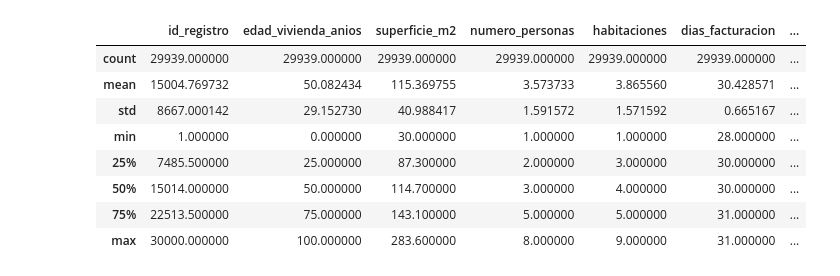
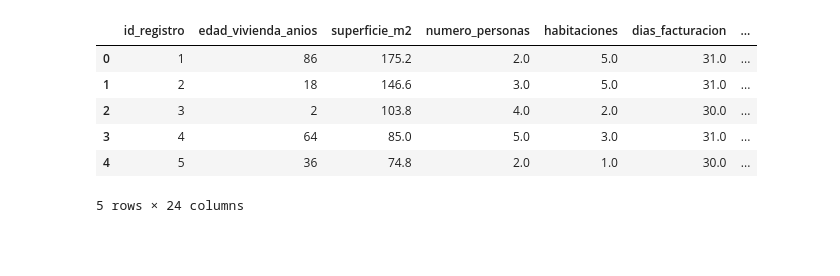
Before and after one commit to Fernando1calram/CE, a Jupyter notebook: Sistemas de Aprendizaje Automático/Práctica primer trimestre/fernando_practica_primer_trimestre.ipynb, the cells around one changed output. Cells and saved outputs as stored; diff of their text form; code cells hidden in the pictures; blank space fills up the shorter version.

```diff
--- a/Sistemas de Aprendizaje Automático/Práctica primer trimestre/fernando_practica_primer_trimestre.ipynb
+++ b/Sistemas de Aprendizaje Automático/Práctica primer trimestre/fernando_practica_primer_trimestre.ipynb
@@ -21,16 +0,0 @@ melb_df.describe()
-# %%
-# Filtramos quitando los archivos con missing values
-melb_df = melb_df.dropna(axis = 0)
-melb_df
-
-melb_df.describe()
-# %% [output]
-|  | id_registro | edad_vivienda_anios | superficie_m2 | numero_personas | habitaciones | dias_facturacion | ... |
-| count | 29939.000000 | 29939.000000 | 29939.000000 | 29939.000000 | 29939.000000 | 29939.000000 | ... |
-| mean | 15004.769732 | 50.082434 | 115.369755 | 3.573733 | 3.865560 | 30.428571 | ... |
-| std | 8667.000142 | 29.152730 | 40.988417 | 1.591572 | 1.571592 | 0.665167 | ... |
-| min | 1.000000 | 0.000000 | 30.000000 | 1.000000 | 1.000000 | 28.000000 | ... |
-| 25% | 7485.500000 | 25.000000 | 87.300000 | 2.000000 | 3.000000 | 30.000000 | ... |
-| 50% | 15014.000000 | 50.000000 | 114.700000 | 3.000000 | 4.000000 | 30.000000 | ... |
-| 75% | 22513.500000 | 75.000000 | 143.100000 | 5.000000 | 5.000000 | 31.000000 | ... |
-| max | 30000.000000 | 100.000000 | 283.600000 | 8.000000 | 9.000000 | 31.000000 | ... |
@@ -40,0 +1,14 @@ x = melb_df[["superficie_m2","numero_personas","tipo_calefaccion","aire_acondici
+# %%
+# Importamos la biblioteca de pandas para la lectura del .csv. Le damos el alias de pd
+import pandas as pd
+
+melb_df = pd.read_csv('dataset_consumo_electrico_30000.csv')
+display(melb_df.head())
+# %% [output]
+|  | id_registro | edad_vivienda_anios | superficie_m2 | numero_personas | habitaciones | dias_facturacion | ... |
+| 0 | 1 | 86 | 175.2 | 2.0 | 5.0 | 31.0 | ... |
+| 1 | 2 | 18 | 146.6 | 3.0 | 5.0 | 31.0 | ... |
+| 2 | 3 | 2 | 103.8 | 4.0 | 2.0 | 30.0 | ... |
+| 3 | 4 | 64 | 85.0 | 5.0 | 3.0 | 31.0 | ... |
+| 4 | 5 | 36 | 74.8 | 2.0 | 1.0 | 30.0 | ... |
+5 rows × 24 columns
```
Also changed, not shown: parts of 13 cells of this notebook, 5 other files.
